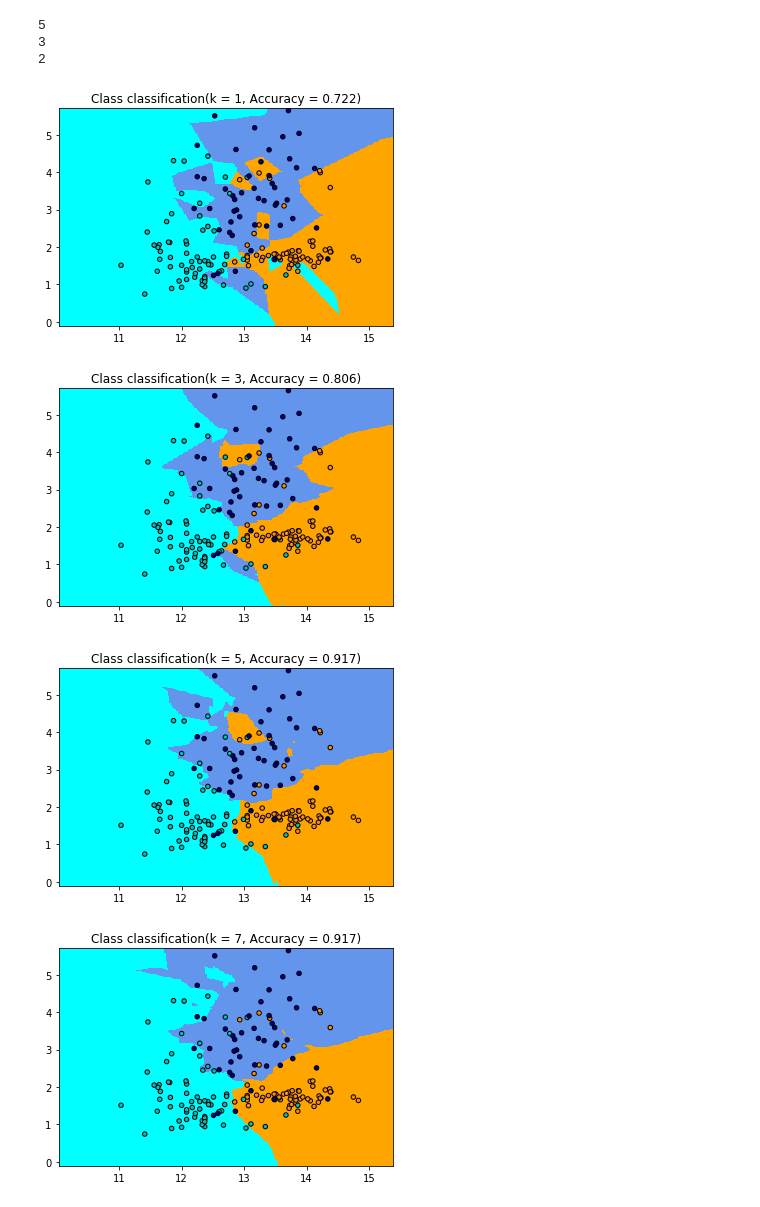
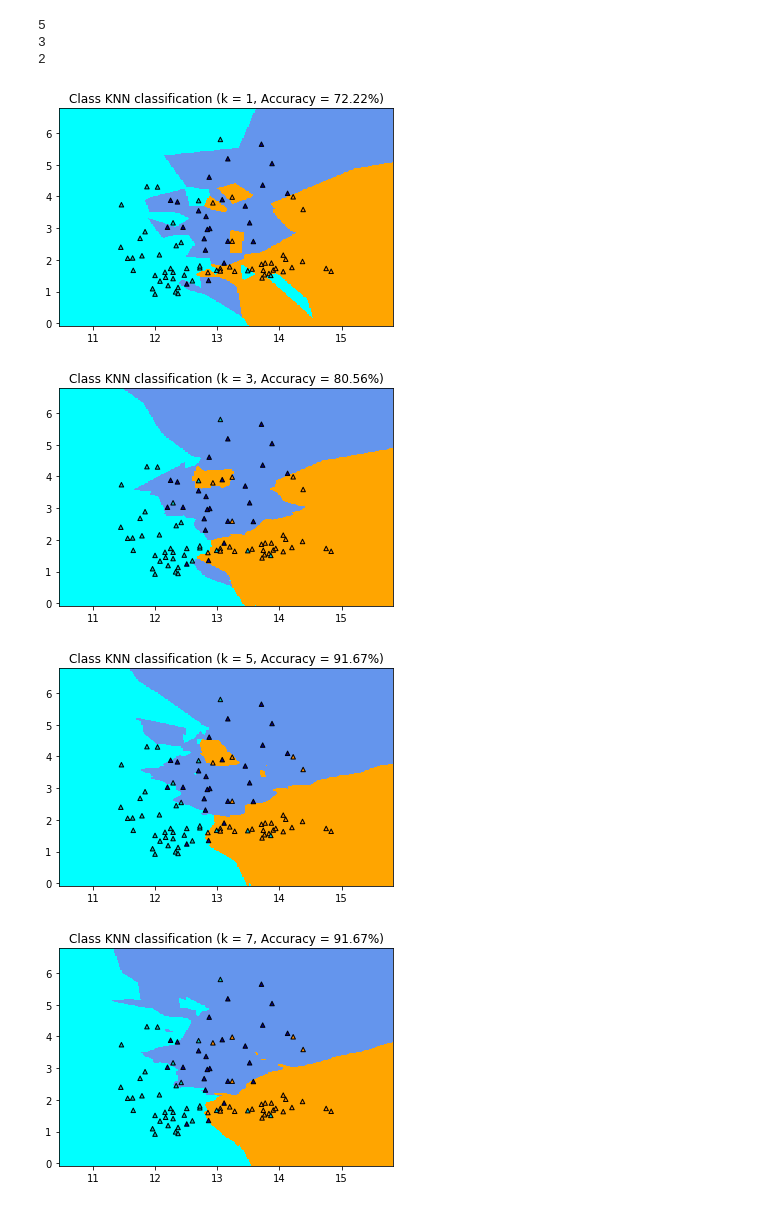
Before and after one commit to SimonettaBodojra/MLDL_HW1, a Jupyter notebook: HW1_Solution.ipynb, the cells around one changed output. Drawn from its saved outputs; the diff is of its cells as text; code cells hidden in the pictures.

Commit message:
Step 5

```diff
--- a/HW1_Solution.ipynb
+++ b/HW1_Solution.ipynb
@@ -40,45 +43,60 @@ print(round(len(X_validation)/len(X)*10))
 3
 2
 # %%
+#Fourth task
+
+#KNN and Accuracies lists
+knns = {}
+Ys_predicted = {}
+accuracies = {}
+
  # Create color maps
 cmap_light = ListedColormap(['orange', 'cyan', 'cornflowerblue'])
 cmap_bold = ListedColormap(['darkorange', 'c', 'darkblue'])
-h = .02  # step size in the mesh
 
-for k in np.arange(1,8,2):
+#Step size in the mesh
+h = .02
+
+for k in np.arange(1,8,2): # [1,3,5,7]
     #Create KNN Classifier
-    knn = KNeighborsClassifier(n_neighbors=k, n_jobs=-1)
+    knn = KNeighborsClassifier(n_neighbors=k)
+    knns[k] = knn
 
     #Train the model using the training sets
     knn.fit(X_train, y_train)
 
     #Predict the response for test dataset
     y_pred = knn.predict(X_validation)
+    Ys_predicted[k] = y_pred
+
+    #Accuracy
+    accuracies[k] = metrics.accuracy_score(y_validation, y_pred)
 
     # Plot the decision boundary. For that, we will assign a color to each
     # point in the mesh [x_min, x_max]x[y_min, y_max].
-    x_min, x_max = X_validation[:, 0].min() - 1, X_validation[:, 0].max() + 1
-    y_min, y_max = X_validation[:, 1].min() - 1, X_validation[:, 1].max() + 1
+    x_min, x_max = X_train[:, 0].min() - 1, X_train[:, 0].max() + 1
+    y_min, y_max = X_train[:, 1].min() - 1, X_train[:, 1].max() + 1
     xx, yy = np.meshgrid(np.arange(x_min, x_max, h),
                          np.arange(y_min, y_max, h))
+
+    # Z_ labels predicted on xx and yy matrices that np.c_ put in a form of (n,2)
     Z = knn.predict(np.c_[xx.ravel(), yy.ravel()])
 
     # Put the result into a color plot
     Z = Z.reshape(xx.shape)
+
     plt.figure()
     plt.pcolormesh(xx, yy, Z, cmap=cmap_light)
 
     # Plot also the training points
-    plt.scatter(X[:, 0], X[:, 1], c=y, cmap=cmap_bold,
-                edgecolor='k', s=20)
+    plt.scatter(X_train[:, 0], X_train[:, 1], c=y_train, cmap=cmap_bold, edgecolor='k', s=50, marker='^')
     plt.xlim(xx.min(), xx.max())
     plt.ylim(yy.min(), yy.max())
-    plt.title("Class KNN classification (k = %i, Accuracy = %s)"
-              % (k, round(metrics.accuracy_score(y_validation, y_pred), 3)))
+    plt.title(f"Class KNN classification (k = {k}, Accuracy = {accuracies[k]*100:.2f}%)")
 
     plt.show()
 # %% [output]
-[figure, old version]
+[figure, new version]
-[figure, old version]
+[figure, new version]
-[figure, old version]
+[figure, new version]
-[figure, old version]
+[figure, new version]
```
Also changed, not shown: parts of 3 cells of this notebook.
